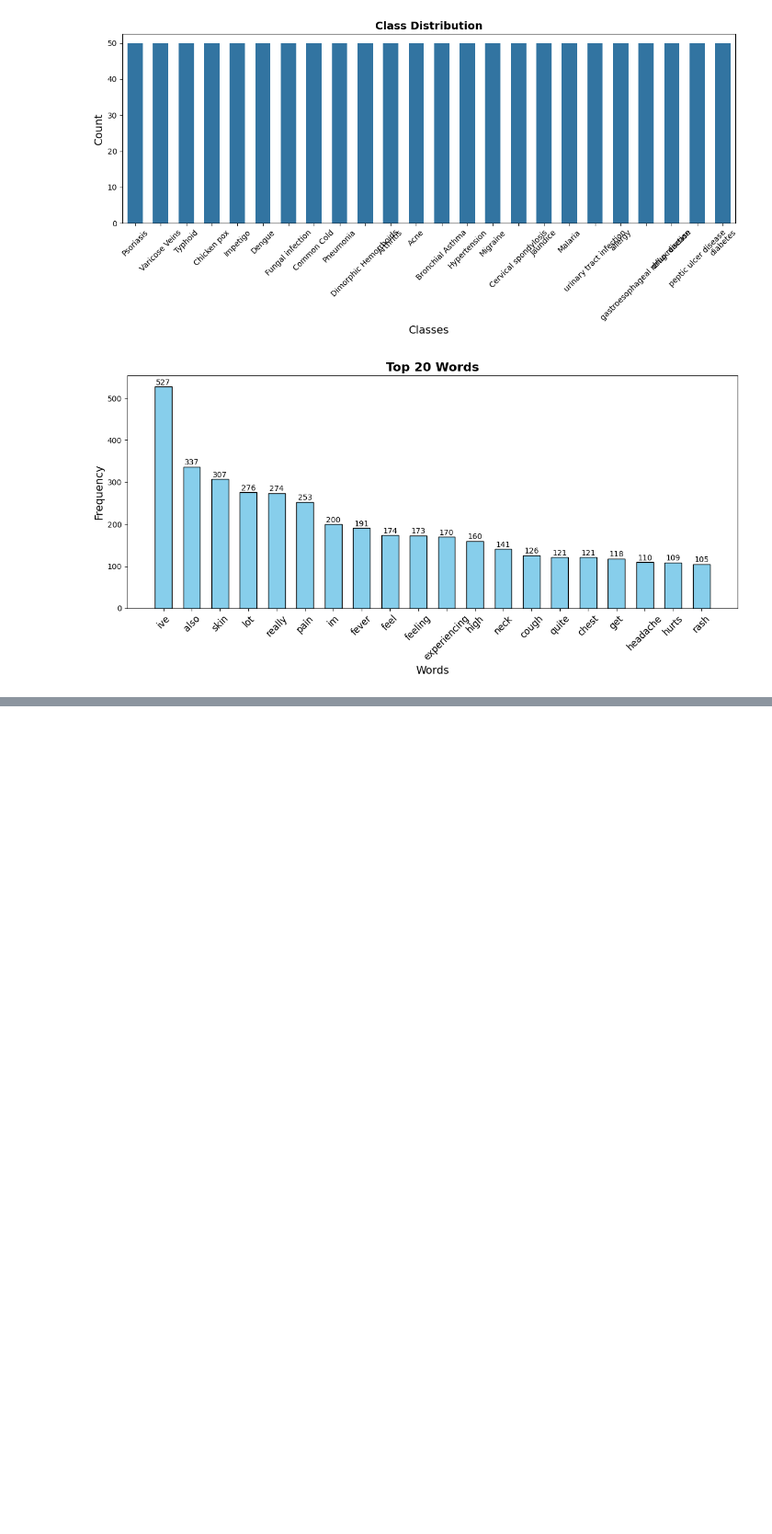
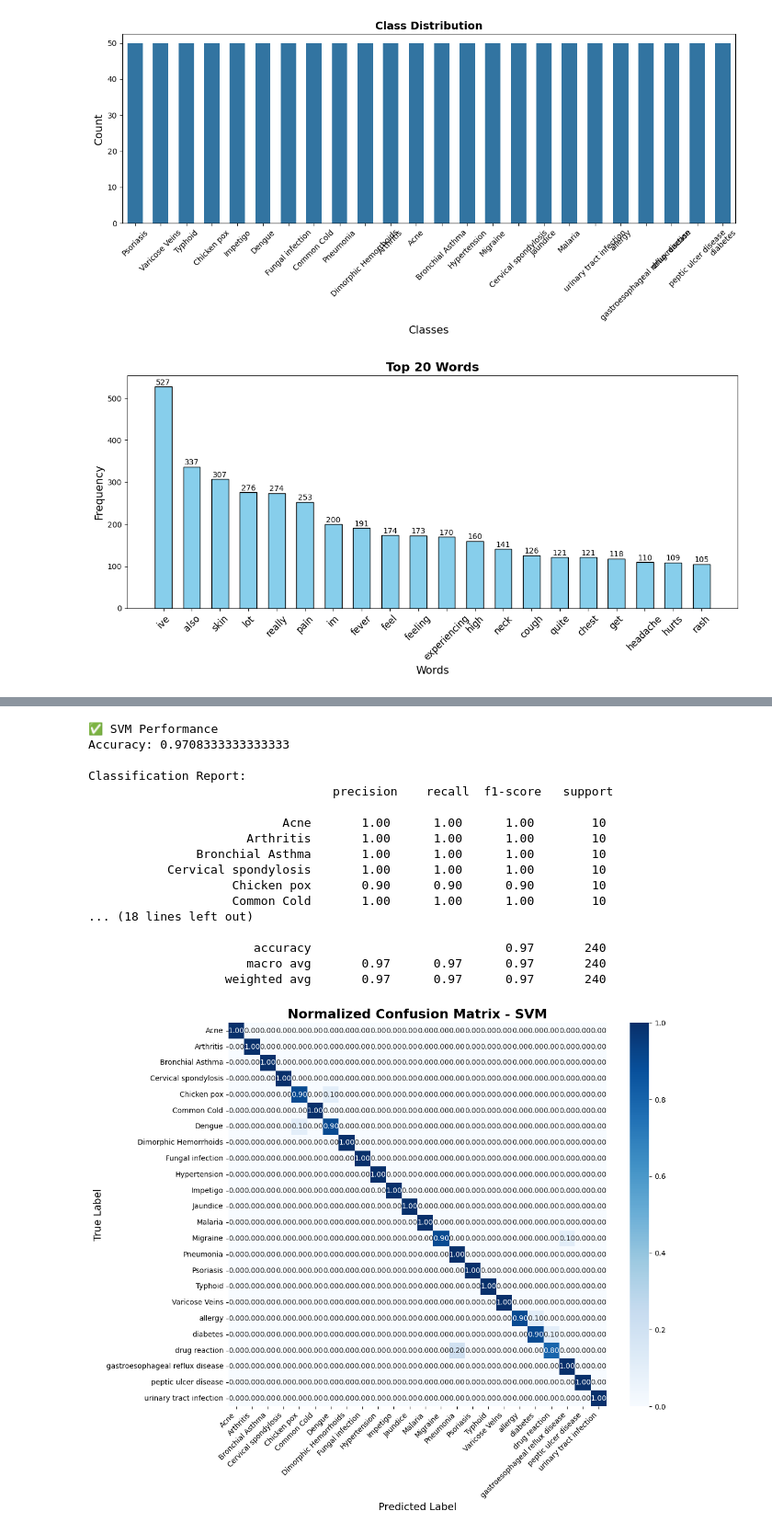
Before and after one commit to The9coder/dl-public-health-chatbot, a Jupyter notebook: eda_pipeline.ipynb, the cells around one changed output, grey strips where cells are left out. Shown at 92% size. Drawn from its saved outputs; the diff is of its cells as text; code cells hidden in the pictures; blank space fills up the shorter version.

```diff
--- a/eda_pipeline.ipynb
+++ b/eda_pipeline.ipynb
@@ -163,0 +333,52 @@ plt.show()
+# %%
+from sklearn.svm import LinearSVC
+from sklearn.metrics import confusion_matrix, classification_report, accuracy_score
+import seaborn as sns
+import matplotlib.pyplot as plt
+import numpy as np
+
+# Train SVM
+svm_model = LinearSVC(random_state=42, max_iter=5000)
+svm_model.fit(X_train_tfidf, y_train)
+
+# Predictions
+y_pred_svm = svm_model.predict(X_test_tfidf)
+
+# Evaluation
+print("✅ SVM Performance")
+print("Accuracy:", accuracy_score(y_test, y_pred_svm))
+print("\nClassification Report:\n", classification_report(y_test, y_pred_svm))
+
+# Confusion Matrix (normalized)
+cm_svm = confusion_matrix(y_test, y_pred_svm, labels=svm_model.classes_)
+cm_svm_norm = cm_svm.astype('float') / cm_svm.sum(axis=1)[:, np.newaxis]
+
+plt.figure(figsize=(12,10))
+sns.heatmap(cm_svm_norm, annot=True, fmt=".2f", cmap="Blues",
+            xticklabels=svm_model.classes_, yticklabels=svm_model.classes_)
+plt.title("Normalized Confusion Matrix - SVM", fontsize=18, weight='bold')
+plt.xlabel("Predicted Label", fontsize=14)
+plt.ylabel("True Label", fontsize=14)
+plt.xticks(rotation=45, ha="right")
+plt.yticks(rotation=0)
+plt.tight_layout()
+plt.show()
+# %% [output]
+✅ SVM Performance
+Accuracy: 0.9708333333333333
+
+Classification Report:
+                                  precision    recall  f1-score   support
+
+                           Acne       1.00      1.00      1.00        10
+                      Arthritis       1.00      1.00      1.00        10
+               Bronchial Asthma       1.00      1.00      1.00        10
+           Cervical spondylosis       1.00      1.00      1.00        10
+                    Chicken pox       0.90      0.90      0.90        10
+                    Common Cold       1.00      1.00      1.00        10
+... (18 lines left out)
+
+                       accuracy                           0.97       240
+                      macro avg       0.97      0.97      0.97       240
+                   weighted avg       0.97      0.97      0.97       240
+[figure, added]
```
Also changed, not shown: parts of 17 cells of this notebook.
